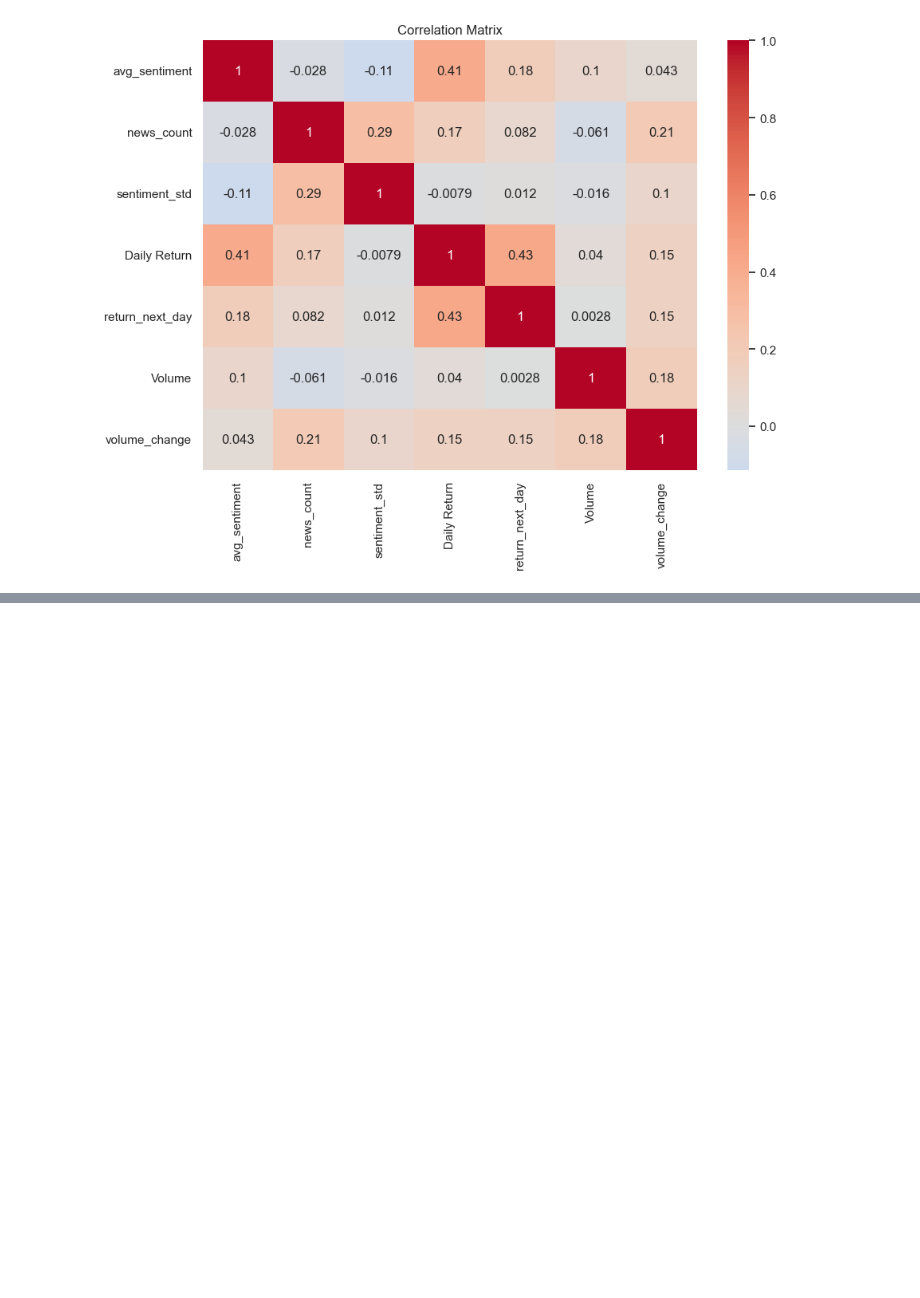
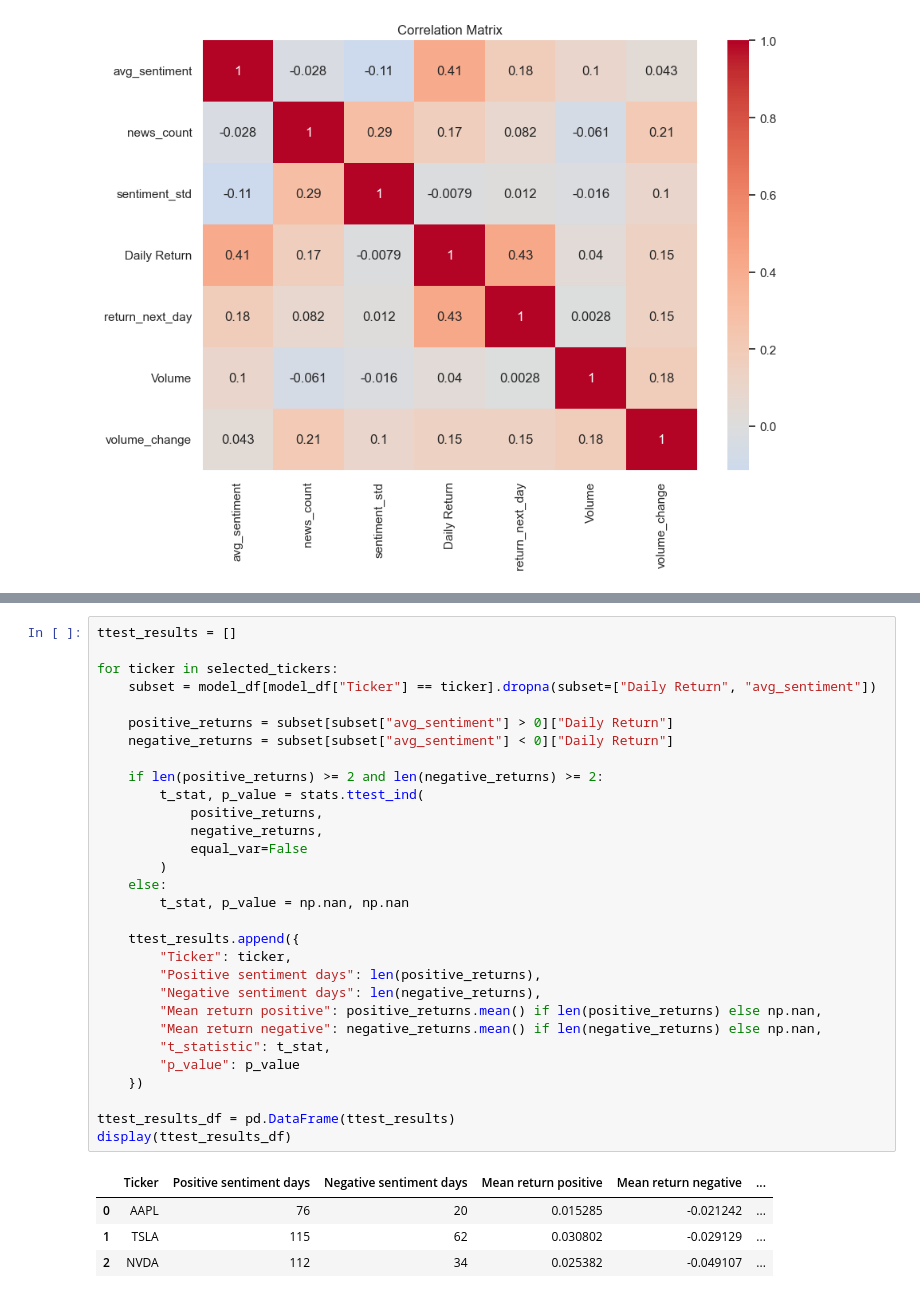
Before and after one commit to mtodoroff/DataScienceSoftuni, a Jupyter notebook: Financial_News_Stock_Market_Sentiment_Project.ipynb, the cells around one changed output, grey strips where cells are left out. Cells and saved outputs as stored; diff of their text form; blank space fills up the shorter version.

```diff
--- a/Financial_News_Stock_Market_Sentiment_Project.ipynb
+++ b/Financial_News_Stock_Market_Sentiment_Project.ipynb
@@ -572,0 +634,35 @@ plt.show()
+# %%
+ttest_results = []
+
+for ticker in selected_tickers:
+    subset = model_df[model_df["Ticker"] == ticker].dropna(subset=["Daily Return", "avg_sentiment"])
+
+    positive_returns = subset[subset["avg_sentiment"] > 0]["Daily Return"]
+    negative_returns = subset[subset["avg_sentiment"] < 0]["Daily Return"]
+
+    if len(positive_returns) >= 2 and len(negative_returns) >= 2:
+        t_stat, p_value = stats.ttest_ind(
+            positive_returns,
+            negative_returns,
+            equal_var=False
+        )
+    else:
+        t_stat, p_value = np.nan, np.nan
+
+    ttest_results.append({
+        "Ticker": ticker,
+        "Positive sentiment days": len(positive_returns),
+        "Negative sentiment days": len(negative_returns),
+        "Mean return positive": positive_returns.mean() if len(positive_returns) else np.nan,
+        "Mean return negative": negative_returns.mean() if len(negative_returns) else np.nan,
+        "t_statistic": t_stat,
+        "p_value": p_value
+    })
+
+ttest_results_df = pd.DataFrame(ttest_results)
+display(ttest_results_df)
+# %% [output]
+|  | Ticker | Positive sentiment days | Negative sentiment days | Mean return positive | Mean return negative | ... |
+| 0 | AAPL | 76 | 20 | 0.015285 | -0.021242 | ... |
+| 1 | TSLA | 115 | 62 | 0.030802 | -0.029129 | ... |
+| 2 | NVDA | 112 | 34 | 0.025382 | -0.049107 | ... |
```
Also changed, not shown: parts of 5 cells of this notebook.
